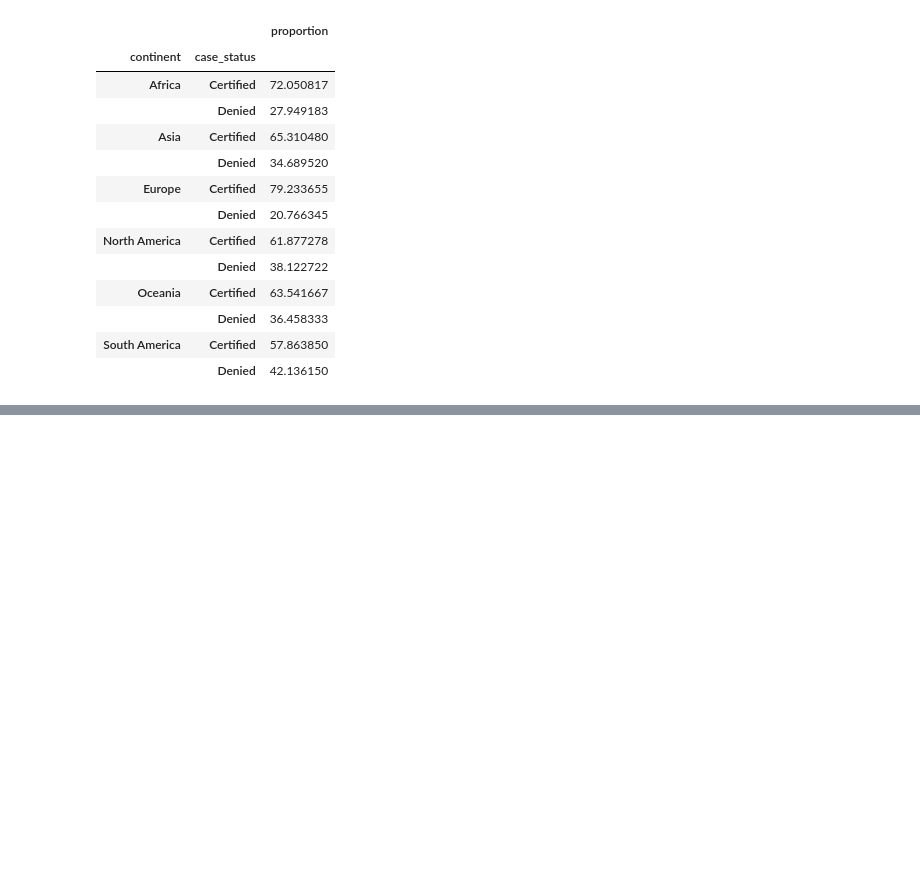
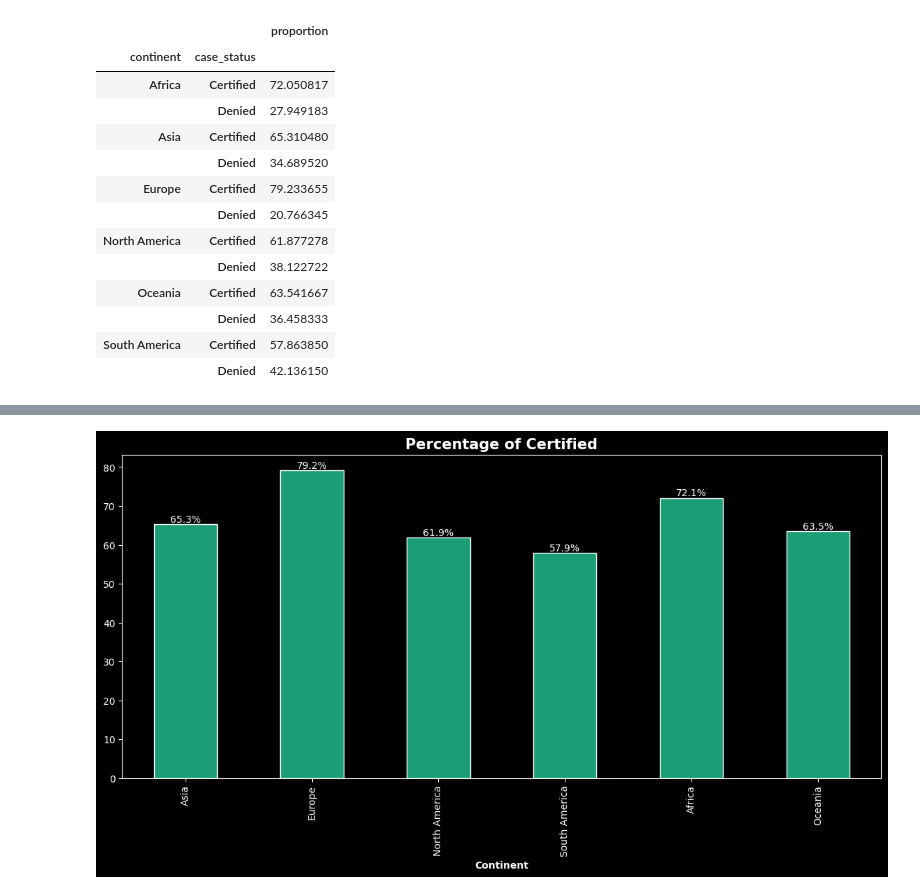
Before and after one commit to BenGJ10/US-Visa-Approval-Prediction, a Jupyter notebook: notebooks/exploratory_data_analysis.ipynb, the cells around one changed output, grey strips where cells are left out. Saved outputs shown, nothing was run; the diff lists cells and outputs as text; code cells hidden in the pictures; blank space fills up the shorter version.

```diff
--- a/notebooks/exploratory_data_analysis.ipynb
+++ b/notebooks/exploratory_data_analysis.ipynb
@@ -440,0 +441,31 @@ plt.show()
+# %%
+df_copy = df.copy()
+# %%
+plt.style.use("dark_background")
+plt.figure(figsize = (14, 6))
+
+order = (
+    100 * df_copy[df_copy["case_status"].isin(['Certified'])]['continent'].value_counts()
+    / df_copy['continent'].value_counts())
+
+order.plot(
+    kind = 'bar',
+    stacked = True,
+    colormap = 'Dark2',
+    edgecolor = "white"
+)
+
+plt.title("Percentage of Certified", fontsize = 15, fontweight = 'bold', color = "white")
+
+# Adding percentage labels
+for n in range(order.shape[0]):
+    count = order[n]
+    label = '{:0.1f}%'.format(count)
+    plt.text(n, count + 0.5, label, ha = 'center', color = 'white', fontsize = 10)
+
+plt.xlabel('Continent', fontweight = 'bold', color = "white")
+plt.xticks(color = "white")
+plt.yticks(color = "white")
+plt.show()
+# %% [output]
+[figure, added]
```
Also changed, not shown: parts of 14 cells of this notebook.
